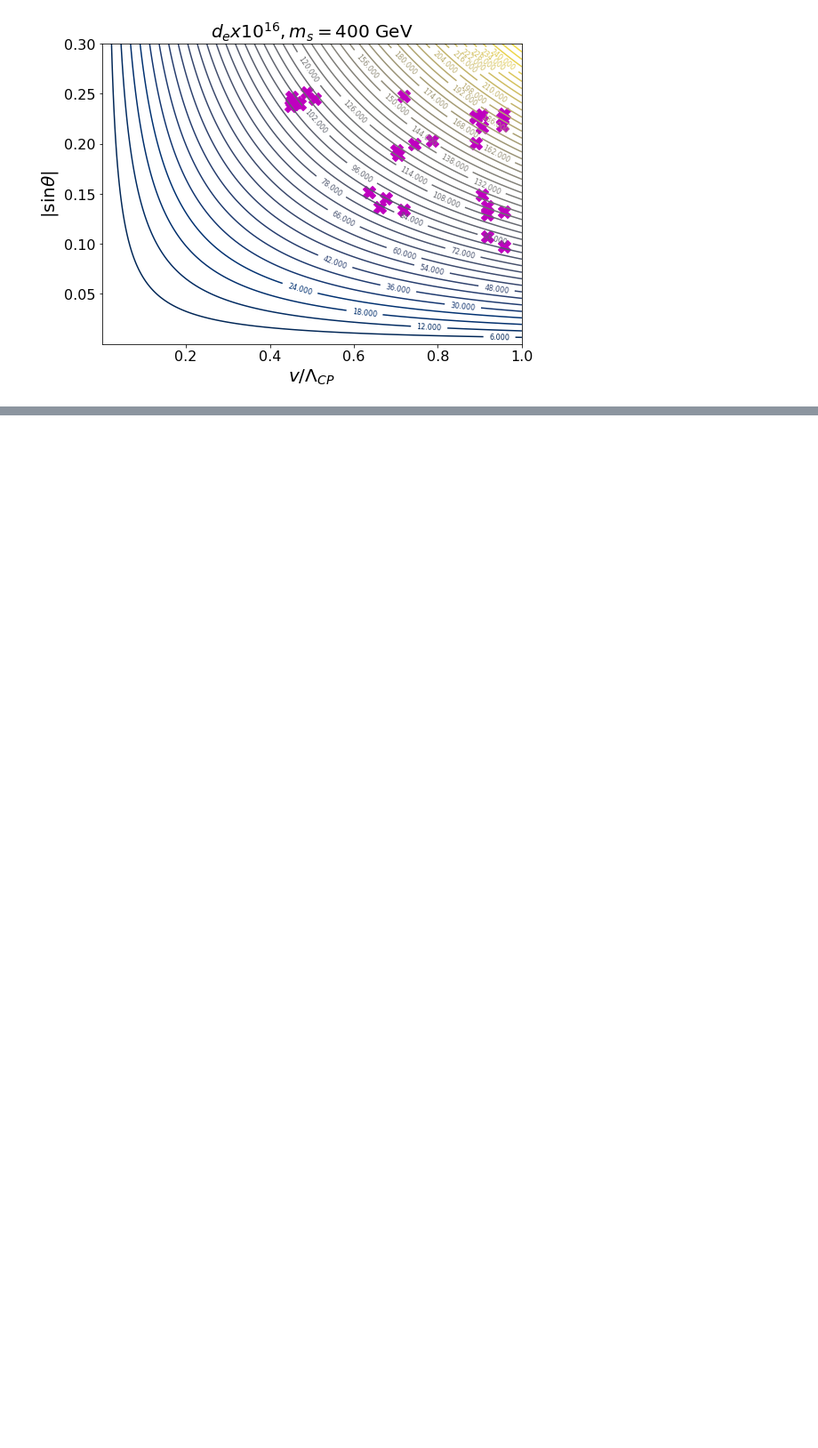
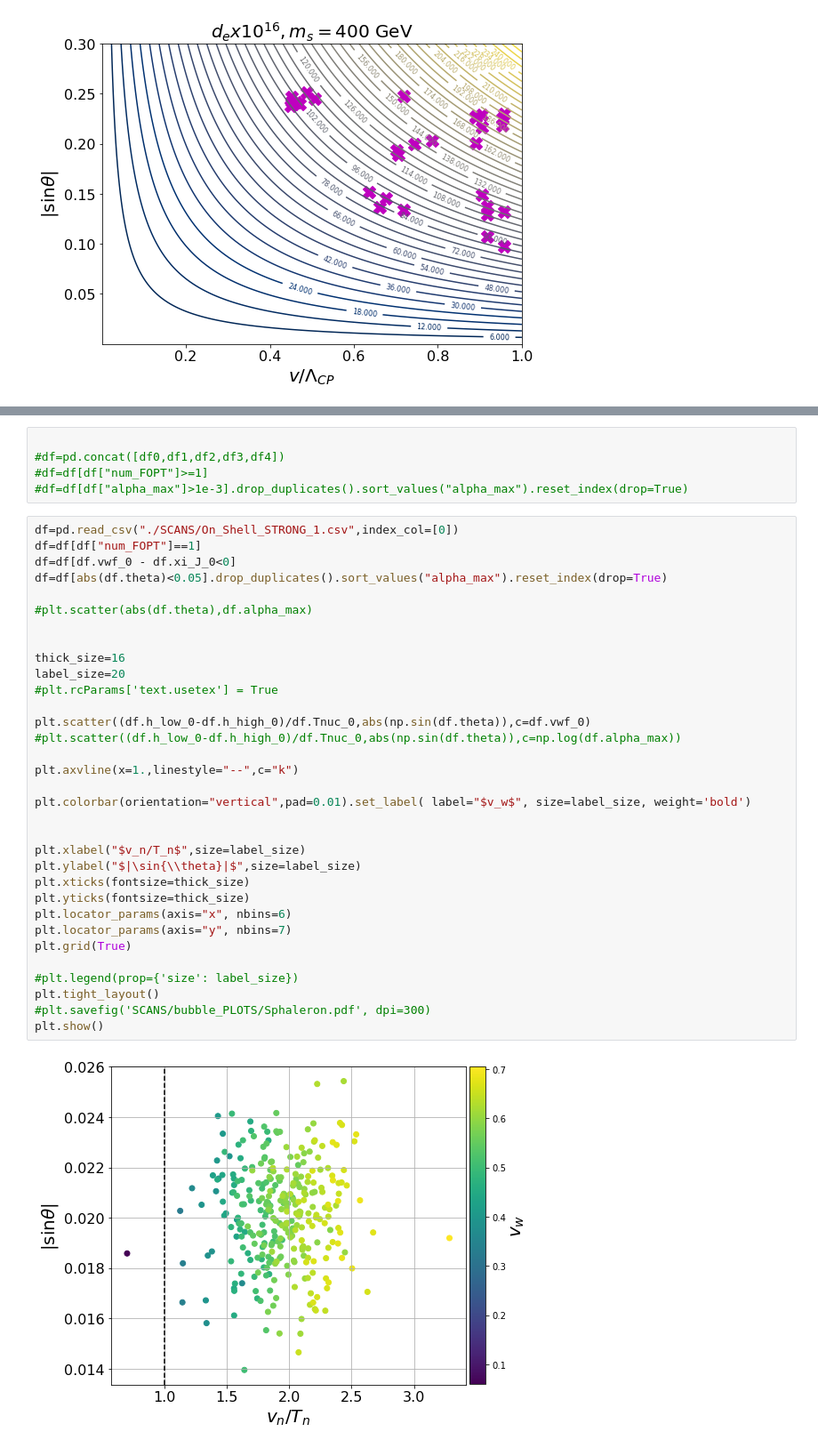
Before and after one commit to PB-316/Z_2breaking-PT-BAU, a Jupyter notebook: wall_veclocity_Z2_breaking.ipynb, the cells around one changed output, grey strips where cells are left out. Shown: that part at 89% size. Cells and saved outputs as stored; diff of their text form; blank space fills up the shorter version.

```diff
--- a/wall_veclocity_Z2_breaking.ipynb
+++ b/wall_veclocity_Z2_breaking.ipynb
@@ -2539,0 +2524,40 @@ This is a strong detonation
+# %%
+
+#df=pd.concat([df0,df1,df2,df3,df4])
+#df=df[df["num_FOPT"]>=1]
+#df=df[df["alpha_max"]>1e-3].drop_duplicates().sort_values("alpha_max").reset_index(drop=True)
+# %%
+df=pd.read_csv("./SCANS/On_Shell_STRONG_1.csv",index_col=[0])
+df=df[df["num_FOPT"]==1]
+df=df[df.vwf_0 - df.xi_J_0<0]
+df=df[abs(df.theta)<0.05].drop_duplicates().sort_values("alpha_max").reset_index(drop=True)
+
+#plt.scatter(abs(df.theta),df.alpha_max)
+
+
+thick_size=16
+label_size=20
+#plt.rcParams['text.usetex'] = True
+
+plt.scatter((df.h_low_0-df.h_high_0)/df.Tnuc_0,abs(np.sin(df.theta)),c=df.vwf_0)
+#plt.scatter((df.h_low_0-df.h_high_0)/df.Tnuc_0,abs(np.sin(df.theta)),c=np.log(df.alpha_max))
+
+plt.axvline(x=1.,linestyle="--",c="k")
+
+plt.colorbar(orientation="vertical",pad=0.01).set_label( label="$v_w$", size=label_size, weight='bold')
+
+
+plt.xlabel("$v_n/T_n$",size=label_size)
+plt.ylabel("$|\sin{\\theta}|$",size=label_size)
+plt.xticks(fontsize=thick_size)
+plt.yticks(fontsize=thick_size)
+plt.locator_params(axis="x", nbins=6)
+plt.locator_params(axis="y", nbins=7)
+plt.grid(True)
+
+#plt.legend(prop={'size': label_size})
+plt.tight_layout()
+#plt.savefig('SCANS/bubble_PLOTS/Sphaleron.pdf', dpi=300)
+plt.show()
+# %% [output]
+[figure, added]
```
Also changed, not shown: parts of 16 cells of this notebook, 16 other files.
